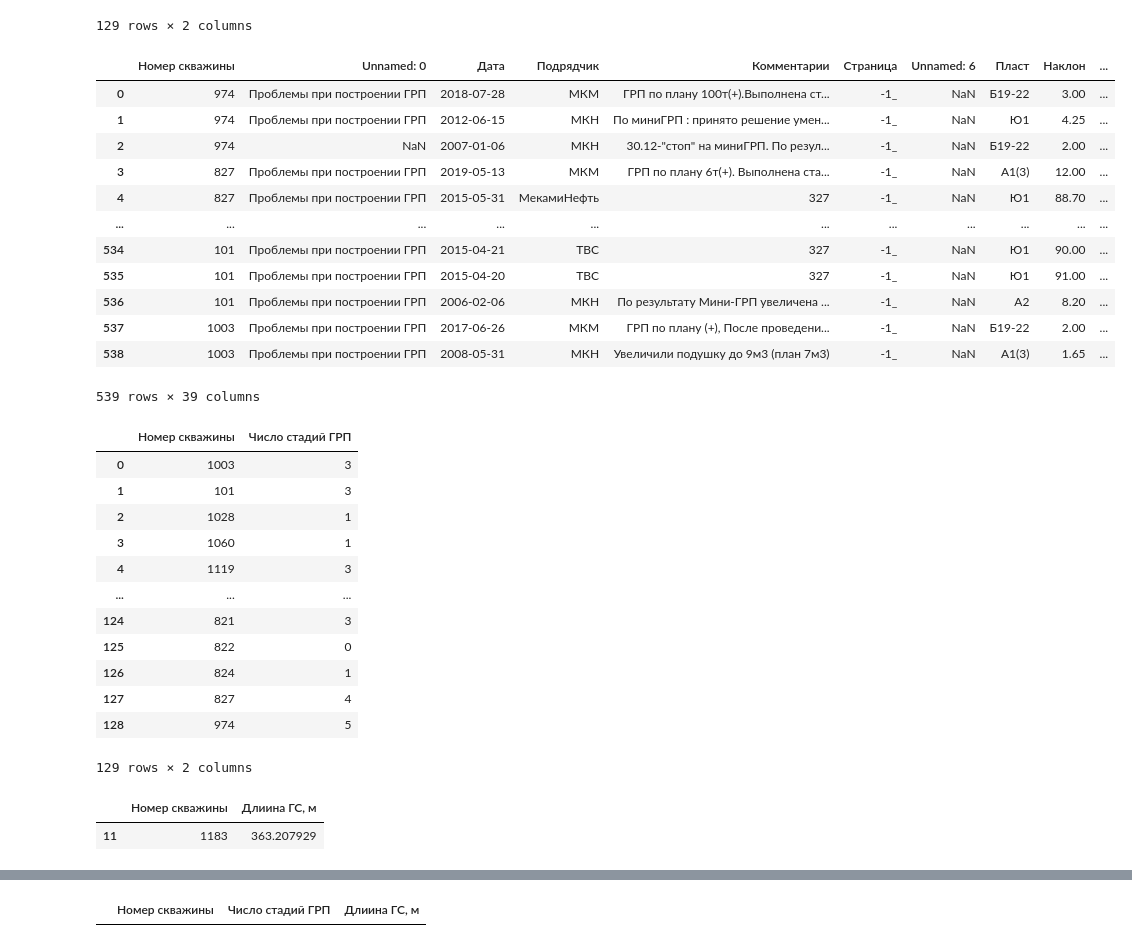
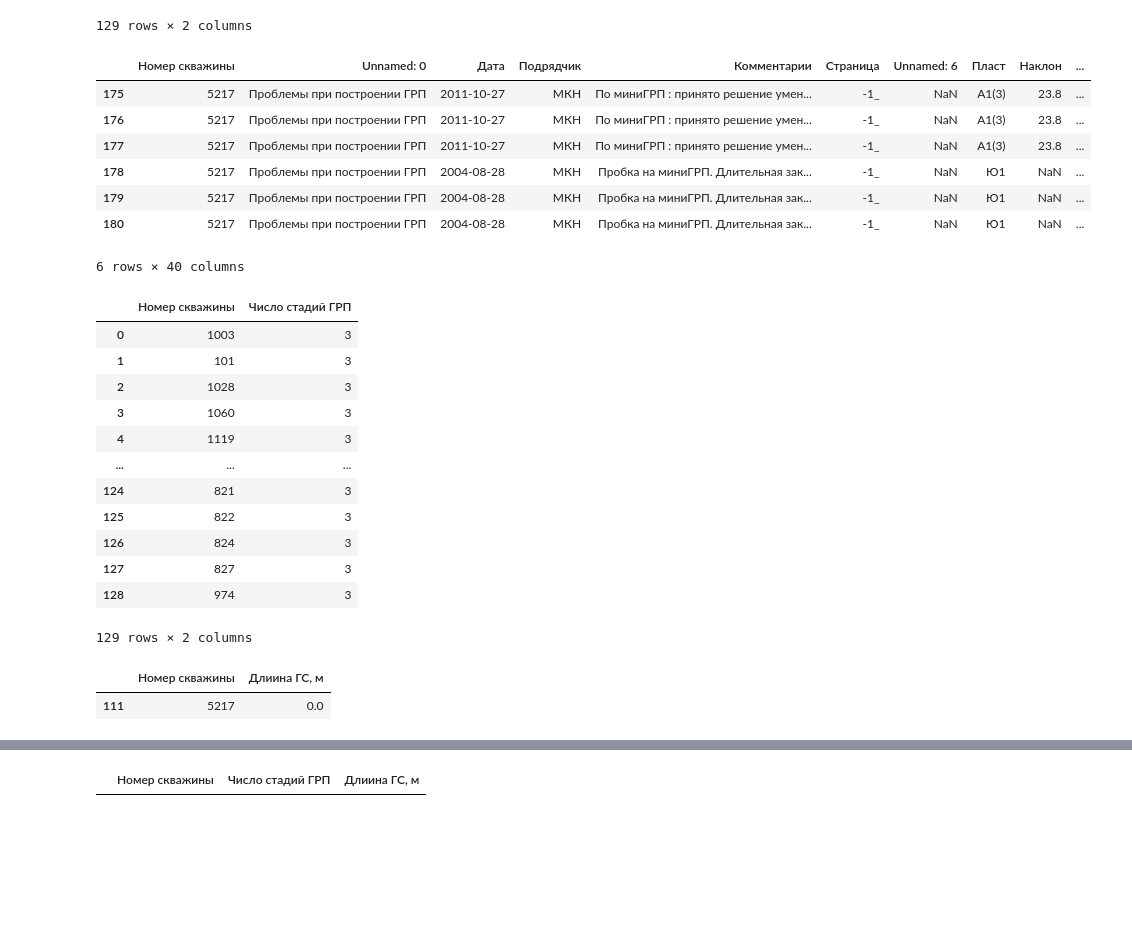
Before and after one commit to lybmvvs/appgazprom2.0, a Jupyter notebook: second app.ipynb, the cells around one changed output, grey strips where cells are left out. Saved outputs shown, nothing was run; the diff lists cells and outputs as text; code cells hidden in the pictures; blank space fills up the shorter version.

```diff
--- a/second app.ipynb
+++ b/second app.ipynb
@@ -255,27 +253,12 @@ grp_1
 # %%
 #даты введения ГРП и ВНС на скважинах очень важно!!!!!!!
 grp_3 = copy.deepcopy(grp_1)
-grp_3=grp_1
+
 grp_3['Дата ВНР после ГС \\ ГРП \\ЗБГС'] = grp_3.apply(
     lambda x:
-    x['Начало.1'] if 'КР7-2' in str(x['Краткое описание мероприятий'])
+    x['ВНР.1'] if 'КР7-2' in str(x['Краткое описание мероприятий'])
     else x['Начало.1'] if 'Ввод добывающих сква' in str(x['Краткое описание мероприятий'])
 
     else 'нет', axis=1)
-grp_3['Тип ГТМ'] = grp_3.apply(
-    lambda x:
-    'ГРП' if 'КР7-2' in str(x['Краткое описание мероприятий'])
-    else 'ВНС' if 'Ввод добывающих сква' in str(x['Краткое описание мероприятий'])
-    else 'нет', axis=1)
-grp_3 = grp_3.drop(grp_1[grp_1['Дата ВНР после ГС \\ ГРП \\ЗБГС'] == 'нет'].index)
-grp_3 = grp_3.groupby(by=['Скважина','Дата ВНР после ГС \ ГРП \ЗБГС']).agg(
-    {'Тип ГТМ': lambda x:
-     x.tolist()[0]}
-)
-grp_3.reset_index(inplace=True)
-vvv=grp_3['Скважина'].tolist()
-
-grp_3['Номер скважины']=vvv
-grp_3=grp_3.drop(['Скважина'],axis=1)
-grp_3
+grp_3.loc[grp_3['Скважина'] == '5217']
 # %% [output]
@@ -294,0 +310,13 @@ grp_3
+# %%
+
+grp_3 = grp_3.drop(grp_3[grp_3['Дата ВНР после ГС \\ ГРП \\ЗБГС'] == 'нет'].index)
+grp_3 = grp_3.groupby(by=['Скважина','Дата ВНР после ГС \ ГРП \ЗБГС']).agg(
+    {'Тип ГТМ': lambda x:
+     x.tolist()[0]}
+)
+grp_3.reset_index(inplace=True)
+vvv=grp_3['Скважина'].tolist()
+
+grp_3['Номер скважины']=vvv
+grp_3=grp_3.drop(['Скважина'],axis=1)
+grp_3.loc[grp_3['Номер скважины'] == '5217']
@@ -358,29 +372,23 @@ grp_2
 # %%
 new_1=grp_2['Скважина'].tolist()
 grp_2['Номер скважины']=new_1
 grp_2=grp_2.drop(['Скважина'],axis=1)
-final = final.merge(grp_2, on='Номер скважины')
-final
+final = final.merge(grp_3, on='Номер скважины')
+final.loc[final['Номер скважины'] == '5217']
 # %% [output]
 |  | Номер скважины | Unnamed: 0 | Дата | Подрядчик | Комментарии | Страница | Unnamed: 6 | Пласт | Наклон | ... |
-| 0 | 974 | Проблемы при построении ГРП | 2018-07-28 | МКМ | ГРП по плану 100т(+).Выполнена ст... | -1_ | NaN | Б19-22 | 3.00 | ... |
-| 1 | 974 | Проблемы при построении ГРП | 2012-06-15 | МКН | По миниГРП : принято решение умен... | -1_ | NaN | Ю1 | 4.25 | ... |
-| 2 | 974 | NaN | 2007-01-06 | МКН | 30.12-"стоп" на миниГРП. По резул... | -1_ | NaN | Б19-22 | 2.00 | ... |
-| 3 | 827 | Проблемы при построении ГРП | 2019-05-13 | МКМ | ГРП по плану 6т(+). Выполнена ста... | -1_ | NaN | А1(3) | 12.00 | ... |
-| 4 | 827 | Проблемы при построении ГРП | 2015-05-31 | МекамиНефть | 327 | -1_ | NaN | Ю1 | 88.70 | ... |
-| ... | ... | ... | ... | ... | ... | ... | ... | ... | ... | ... |
-| 534 | 101 | Проблемы при построении ГРП | 2015-04-21 | ТВС | 327 | -1_ | NaN | Ю1 | 90.00 | ... |
-| 535 | 101 | Проблемы при построении ГРП | 2015-04-20 | ТВС | 327 | -1_ | NaN | Ю1 | 91.00 | ... |
-| 536 | 101 | Проблемы при построении ГРП | 2006-02-06 | МКН | По результату Мини-ГРП увеличена ... | -1_ | NaN | А2 | 8.20 | ... |
-| 537 | 1003 | Проблемы при построении ГРП | 2017-06-26 | МКМ | ГРП по плану (+), После проведени... | -1_ | NaN | Б19-22 | 2.00 | ... |
-| 538 | 1003 | Проблемы при построении ГРП | 2008-05-31 | МКН | Увеличили подушку до 9м3 (план 7м3) | -1_ | NaN | А1(3) | 1.65 | ... |
+| 175 | 5217 | Проблемы при построении ГРП | 2011-10-27 | МКН | По миниГРП : принято решение умен... | -1_ | NaN | А1(3) | 23.8 | ... |
+| 176 | 5217 | Проблемы при построении ГРП | 2011-10-27 | МКН | По миниГРП : принято решение умен... | -1_ | NaN | А1(3) | 23.8 | ... |
+| 177 | 5217 | Проблемы при построении ГРП | 2011-10-27 | МКН | По миниГРП : принято решение умен... | -1_ | NaN | А1(3) | 23.8 | ... |
+| 178 | 5217 | Проблемы при построении ГРП | 2004-08-28 | МКН | Пробка на миниГРП. Длительная зак... | -1_ | NaN | Ю1 | NaN | ... |
+| 179 | 5217 | Проблемы при построении ГРП | 2004-08-28 | МКН | Пробка на миниГРП. Длительная зак... | -1_ | NaN | Ю1 | NaN | ... |
+| 180 | 5217 | Проблемы при построении ГРП | 2004-08-28 | МКН | Пробка на миниГРП. Длительная зак... | -1_ | NaN | Ю1 | NaN | ... |
-539 rows × 39 columns
+6 rows × 40 columns
 # %%
 final['Число стадий ГРП'] = final.apply(
     lambda x:
-    len(x['ГРП']) if len(x['ГРП'])>0
-    else 0, axis=1)
-final=final.drop(['ГРП'],axis=1)
+    3, axis=1)
+
 #число стадий грп по фраклисту
 final=final.drop(['Дата'],axis=1)
 final_re = final.groupby(by=['Номер скважины']).agg(
@@ -393,15 +401,15 @@ final_re
 |  | Номер скважины | Число стадий ГРП |
 | 0 | 1003 | 3 |
 | 1 | 101 | 3 |
-| 2 | 1028 | 1 |
-| 3 | 1060 | 1 |
+| 2 | 1028 | 3 |
+| 3 | 1060 | 3 |
 | 4 | 1119 | 3 |
 | ... | ... | ... |
 | 124 | 821 | 3 |
-| 125 | 822 | 0 |
-| 126 | 824 | 1 |
-| 127 | 827 | 4 |
-| 128 | 974 | 5 |
+| 125 | 822 | 3 |
+| 126 | 824 | 3 |
+| 127 | 827 | 3 |
+| 128 | 974 | 3 |
 129 rows × 2 columns
 # %%
 final_go = final.groupby(by=['Номер скважины']).agg(
@@ -410,10 +418,10 @@ final_go = final.groupby(by=['Номер скважины']).agg(
 )
 final_go.reset_index(inplace=True)
 
-final_go.loc[final_go['Номер скважины'] == '1183']
+final_go.loc[final_go['Номер скважины'] == '5217']
 # %% [output]
 |  | Номер скважины | Длиина ГС, м |
-| 11 | 1183 | 363.207929 |
+| 111 | 5217 | 0.0 |
 # %%
 final_re = final_re.merge(final_go, on='Номер скважины')
 
```
Also changed, not shown: parts of 35 cells of this notebook, 6 other files.
